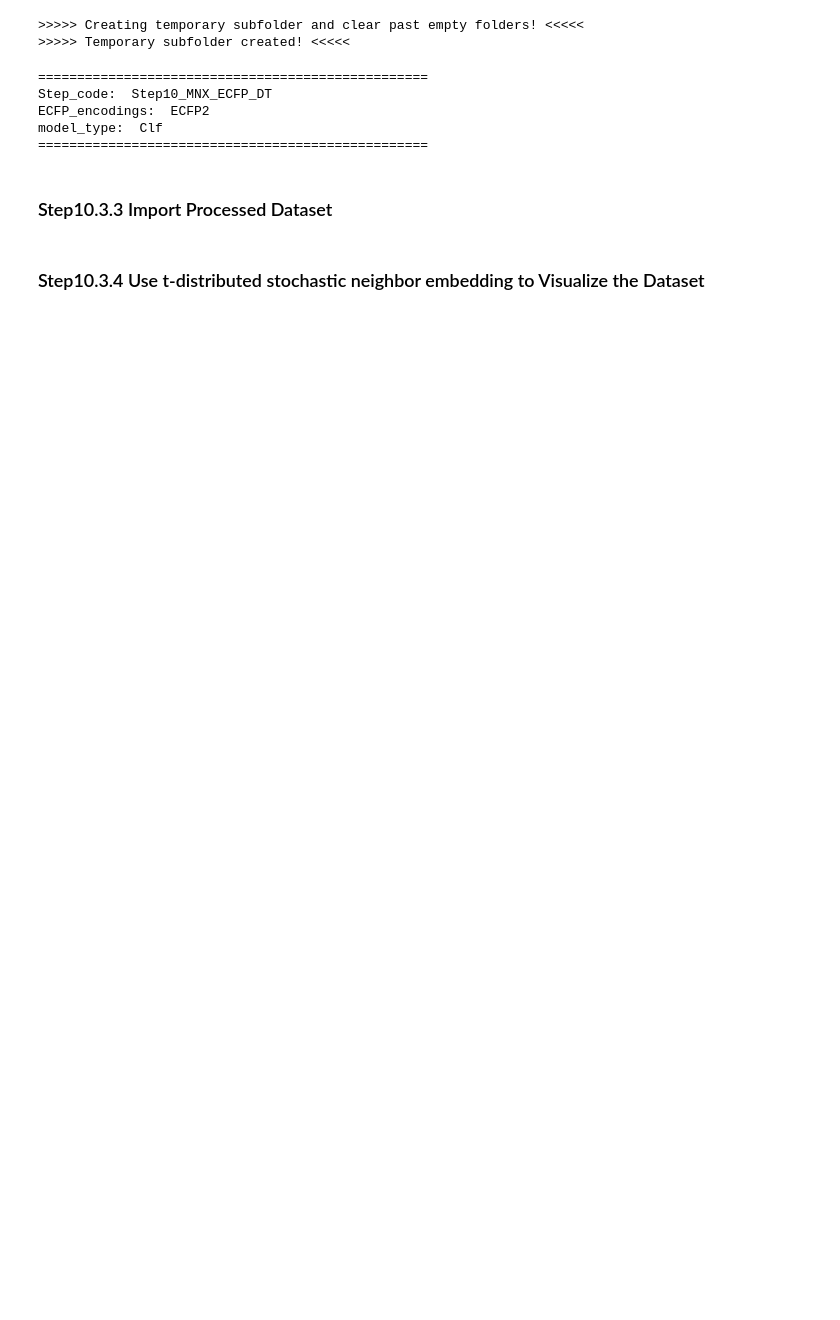
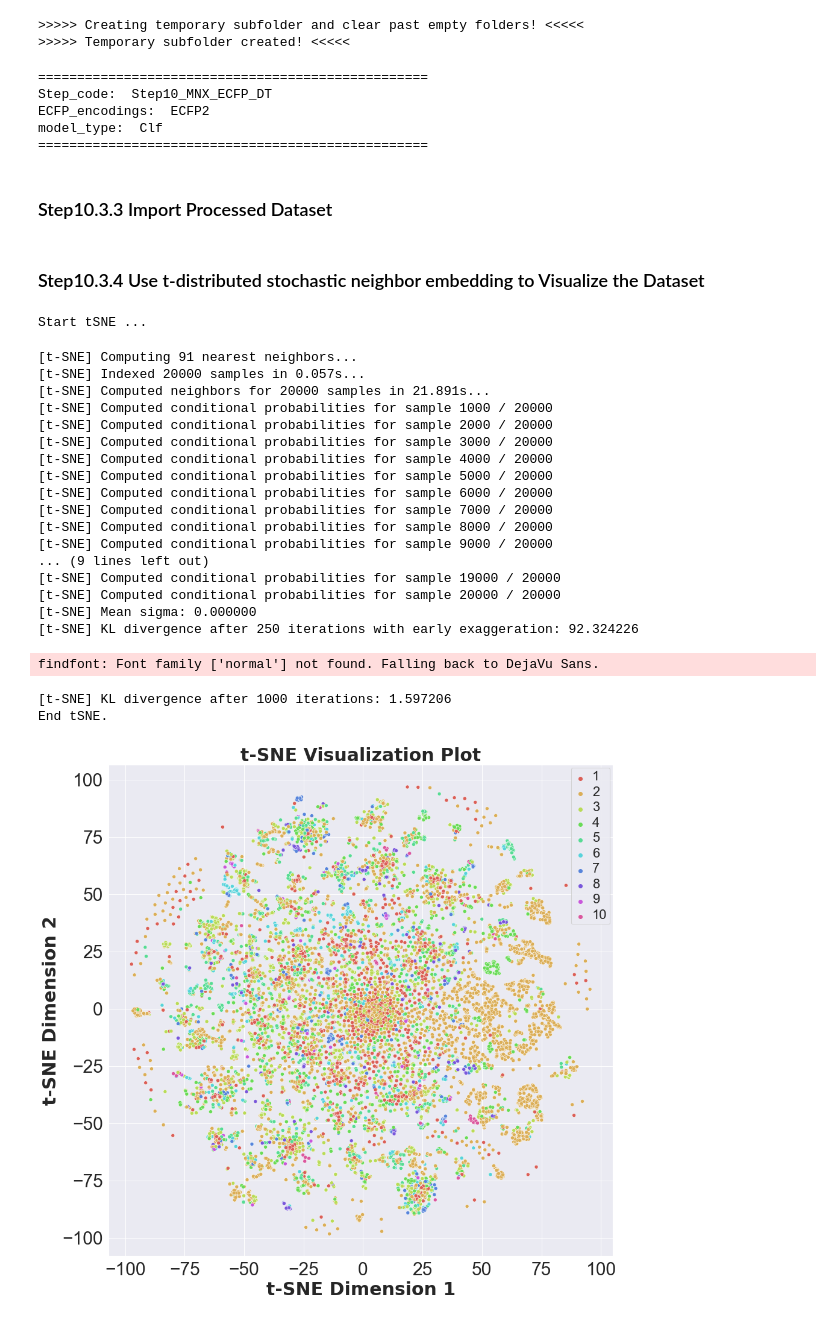
Before and after one commit to Zhiqing-Xu/Reaction-Distance-Prediction, a Jupyter notebook: ECFP_Distance_Metric_Main.ipynb, the cells around one changed output. Cells and saved outputs as stored; diff of their text form; code cells hidden in the pictures; blank space fills up the shorter version.

```diff
--- a/ECFP_Distance_Metric_Main.ipynb
+++ b/ECFP_Distance_Metric_Main.ipynb
@@ -968,8 +970,8 @@ Step_code:  Step10_MNX_ECFP_DT
 ECFP_encodings:  ECFP2
 model_type:  Clf
 ==================================================
-# %% [markdown]
-### Step10.3.3 Import Processed Dataset
+# %% [markdown]
+### Step10.3.3 Import Processed Dataset
 # %%
 # Get Input files
 # Get Sequence Embeddings from X03 pickles.
@@ -977,8 +979,8 @@ with open( data_folder / data_file, 'rb') as Step09_processed_data:
     processed_data_dict = pickle.load(Step09_processed_data)
 X_data = processed_data_dict["X_data"]
 y_data = processed_data_dict["y_data"]
-# %% [markdown]
-### Step10.3.4 Use t-distributed stochastic neighbor embedding to Visualize the Dataset
+# %% [markdown]
+### Step10.3.4 Use t-distributed stochastic neighbor embedding to Visualize the Dataset
 # %%
 def tSNE_Visualization(X_data, y_data):
     print ("Start tSNE ...")
@@ -990,31 +992,55 @@ def tSNE_Visualization(X_data, y_data):
     df["tSNE_2"] = X[:,1]
     print ("End tSNE.")
 
     sns.set(style = "darkgrid")
     fig = plt.figure(figsize=(15,15))
     ax = sns.scatterplot(x="tSNE_1", y="tSNE_2", hue=df.y.tolist(),
                     palette=sns.color_palette("hls", 10),
                     data=df)
 
     font = {'family' : 'normal', 'weight' : 'bold', 'size': 30}
     plt.rc('font', **font)
     plt.rc('font', size=30)          # controls default text sizes
     plt.rc('axes', titlesize=30)     # fontsize of the axes title
     plt.rc('axes', labelsize=30)    # fontsize of the x and y labels
     plt.rc('xtick', labelsize=30)    # fontsize of the tick labels
     plt.rc('ytick', labelsize=30)    # fontsize of the tick labels
     plt.rc('legend', fontsize=30)    # legend fontsize
     plt.rc('figure', titlesize=30)  # fontsize of the figure title
     plt.xticks(fontsize = 30)
     plt.yticks(fontsize = 30)
     plt.xlabel('t-SNE Dimension 1',**font)
     plt.ylabel('t-SNE Dimension 2',**font)
     plt.title('t-SNE Visualization Plot',**font)
     plt.setp(ax.get_legend().get_texts(), fontsize='22') # for legend text
     plt.setp(ax.get_legend().get_title(), fontsize='32') # for legend title
     #--------------------------------------------------#
     plt.show()
     fig.savefig(results_sub_folder / (output_file_header + "_t-SNE_plot_" +str(len(X_data))) , dpi=300 )
+    mpl.rcParams.update(mpl.rcParamsDefault)
     return
 
-#tSNE_Visualization(X_data[:2000], y_data[:2000])
+tSNE_Visualization(X_data[:20000], y_data[:20000])
+# %% [output]
+Start tSNE ...
+[t-SNE] Computing 91 nearest neighbors...
+[t-SNE] Indexed 20000 samples in 0.057s...
+[t-SNE] Computed neighbors for 20000 samples in 21.891s...
+[t-SNE] Computed conditional probabilities for sample 1000 / 20000
+[t-SNE] Computed conditional probabilities for sample 2000 / 20000
+[t-SNE] Computed conditional probabilities for sample 3000 / 20000
+[t-SNE] Computed conditional probabilities for sample 4000 / 20000
+[t-SNE] Computed conditional probabilities for sample 5000 / 20000
+[t-SNE] Computed conditional probabilities for sample 6000 / 20000
+[t-SNE] Computed conditional probabilities for sample 7000 / 20000
+[t-SNE] Computed conditional probabilities for sample 8000 / 20000
+[t-SNE] Computed conditional probabilities for sample 9000 / 20000
+... (9 lines left out)
+[t-SNE] Computed conditional probabilities for sample 19000 / 20000
+[t-SNE] Computed conditional probabilities for sample 20000 / 20000
+[t-SNE] Mean sigma: 0.000000
+[t-SNE] KL divergence after 250 iterations with early exaggeration: 92.324226
+findfont: Font family ['normal'] not found. Falling back to DejaVu Sans.
+[t-SNE] KL divergence after 1000 iterations: 1.597206
+End tSNE.
+[figure, added]
```
Also changed, not shown: parts of 56 cells of this notebook.
